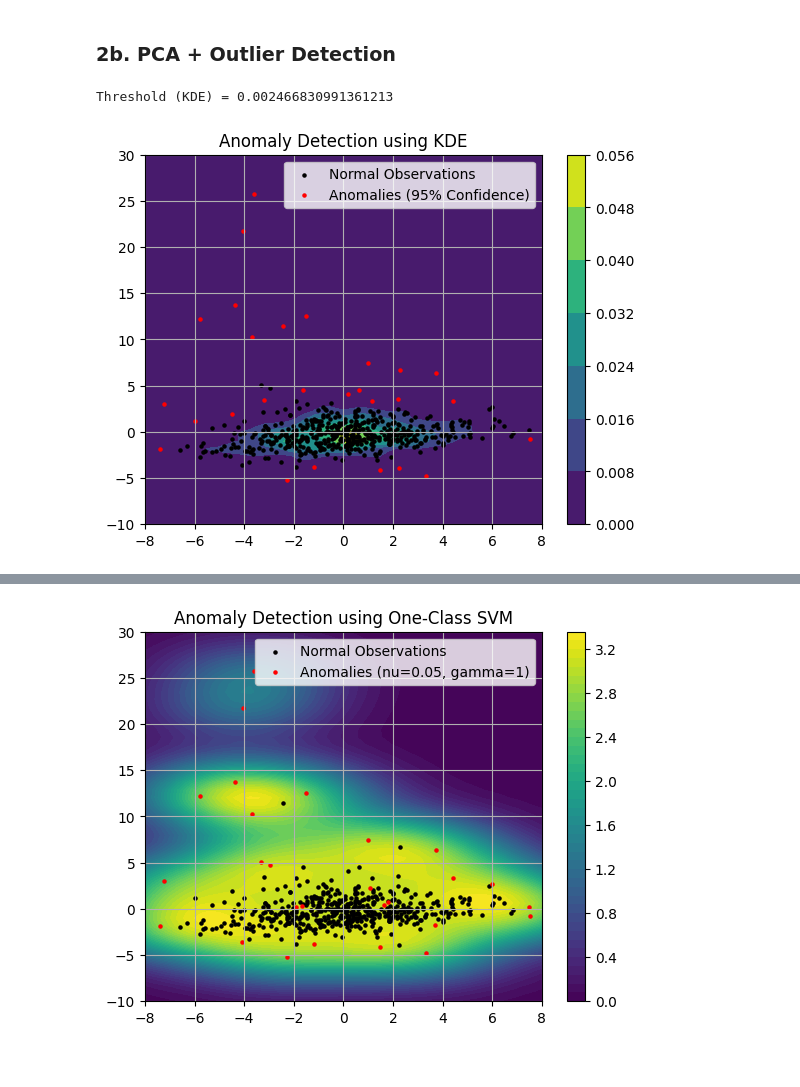
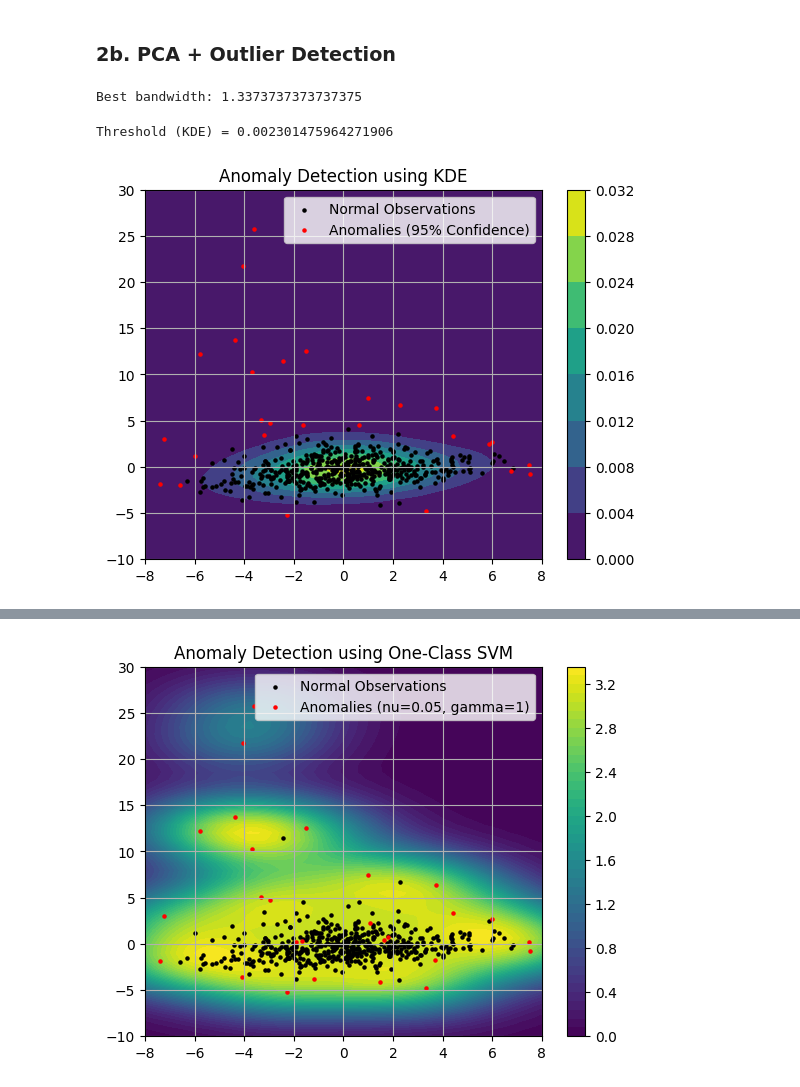
Before and after one commit to cayasryan/CAYAS-AI-221, a Jupyter notebook: MEX 6/MEX6.ipynb, the cells around one changed output, grey strips where cells are left out. Cells and saved outputs as stored; diff of their text form; code cells hidden in the pictures.

Commit message:
tuned parameters

```diff
--- a/MEX 6/MEX6.ipynb
+++ b/MEX 6/MEX6.ipynb
@@ -171,6 +172,6 @@ Threshold (KDE) = 0.036312713902802975
 # %%
 wastewater_df =  pd.read_csv('water+treatment+plant/water-treatment.data', sep=",", header=None)
 wastewater_df.replace('?', np.nan, inplace=True)
-wastewater_df.drop(wastewater_df.columns[0], axis = 1, inplace=True)
+#wastewater_df.drop(wastewater_df.columns[0], axis = 1, inplace=True)
 wastewater_df
 # %% [output]
@@ -222,7 +223,7 @@ wastewater_df.describe()
 # %%
 # Impute missing values using mean
 imputer = SimpleImputer(strategy='mean')
-df_imputed = pd.DataFrame(imputer.fit_transform(wastewater_df), columns=wastewater_df.columns)
+df_imputed = pd.DataFrame(imputer.fit_transform(wastewater_df.iloc[:,1:]), columns=wastewater_df.iloc[:,1:].columns)
 
 # Perform standard scaler
 X = StandardScaler().fit_transform(df_imputed)
@@ -245,8 +284,5 @@ X_describe.describe().apply(lambda s: s.apply('{0:.5f}'.format))
 # %%
-eps = 5
-min_samples = 4
-
-dbscan = DBSCAN(eps = eps, min_samples = min_samples)
+dbscan = DBSCAN(eps = best_eps, min_samples = best_min_samples)
 dbscan.fit(X)
 cluster_labels = dbscan.labels_
 
@@ -289,37 +356,56 @@ Indices of points with cluster label -1:
 # %%
 pca = PCA(n_components=2)
 X_pca = pca.fit_transform(X)
+# %%
+# Define the range of values for bandwidth
+bandwidths = np.linspace(0.1, 5.0, 100)
+
+# Create KernelDensity instance
+kde = KernelDensity(kernel='gaussian')
+
+# Create GridSearchCV instance
+grid_search = GridSearchCV(kde, {'bandwidth': bandwidths}, cv=5)
+
+# Fit the grid search to your data
+grid_search.fit(X_pca)
+
+best_bandwidth = grid_search.best_params_['bandwidth']
+
+# Print the best bandwidth parameter
+print("Best bandwidth:", grid_search.best_params_['bandwidth'])
+# %% [output]
+Best bandwidth: 1.3373737373737375
 # %%
 # Make a meshgrid for plotting surfaces
 Xp, Yp = np.meshgrid(np.linspace(-8,8),np.linspace(-10,30))
 XY = np.vstack([Xp.ravel(), Yp.ravel()]).T
 
 # Generate the KDE surface as Z
-kde = KernelDensity(kernel='gaussian',bandwidth=0.4).fit(X_pca)
+kde = KernelDensity(kernel='gaussian',bandwidth= best_bandwidth).fit(X_pca)
 Zp = np.exp(kde.score_samples(XY))
 Zp = Zp.reshape(Xp.shape)
 
 # Establish a confidence level of 95% (or 5% cutoff)
 # for the UCL using the quantile of kde_scores.
 scores = kde.score_samples(X_pca)
 threshold = np.quantile(scores,0.05)
 print(f"Threshold (KDE) = {np.exp(threshold)}")
 
 # Get the anomalous data points
 normals = X_pca[scores > threshold,:]
 anomals = X_pca[scores <= threshold,:]
 
 cntr = plt.contourf(Xp, Yp, Zp, cmap='viridis')
 plt.scatter(normals[:,0], normals[:,1], s=5, color='k', label='Normal Observations')
 plt.scatter(anomals[:,0], anomals[:,1], s=5, color='r', label='Anomalies (95% Confidence)')
 plt.title('Anomaly Detection using KDE')
 plt.colorbar(cntr)
 plt.legend()
 plt.grid()
 plt.show()
 # %% [output]
-Threshold (KDE) = 0.002466830991361213
+Threshold (KDE) = 0.002301475964271906
-[figure, old version]
+[figure, new version]
 # %%
 indices = np.where(scores <= threshold)[0]
 print(f'Number of outliers: {len(indices)}')
```
Also changed, not shown: parts of 12 cells of this notebook.
